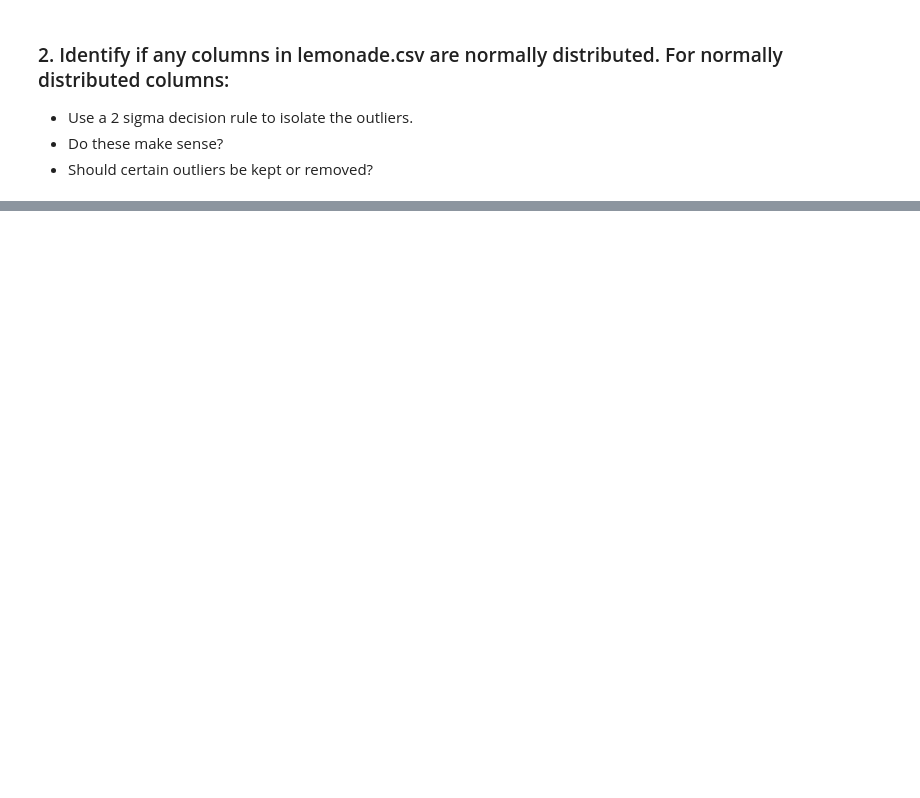
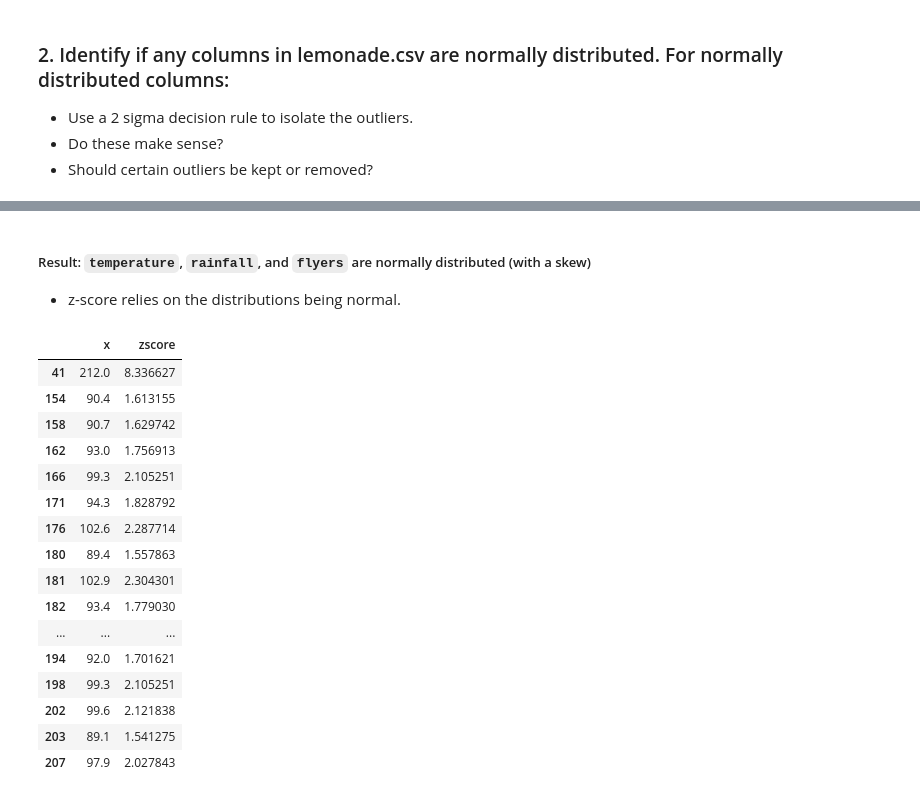
Before and after one commit to lukewbecker/anomaly-detection-exercises, a Jupyter notebook: anomaly_detection_exercises.ipynb, the cells around one changed output, grey strips where cells are left out. Saved outputs shown, nothing was run; the diff lists cells and outputs as text; code cells hidden in the pictures; blank space fills up the shorter version.

```diff
--- a/anomaly_detection_exercises.ipynb
+++ b/anomaly_detection_exercises.ipynb
@@ -424,0 +585,32 @@ x[zscores.abs() >= 3]
+# %% [markdown]
+##### Result: `temperature`, `rainfall`, and `flyers` are normally distributed (with a skew)
+
+- z-score relies on the distributions being normal.
+# %%
+x = df.temperature
+zscores = (x - x.mean()) / x.std()
+
+zdf = pd.DataFrame()
+zdf["x"] = x
+zdf["zscore"] = abs(zscores)
+# %%
+# Looking first at all values that are 1.5 std. dev from the mean:
+zdf[zscores >= 1.5]
+# %% [output]
+|  | x | zscore |
+| 41 | 212.0 | 8.336627 |
+| 154 | 90.4 | 1.613155 |
+| 158 | 90.7 | 1.629742 |
+| 162 | 93.0 | 1.756913 |
+| 166 | 99.3 | 2.105251 |
+| 171 | 94.3 | 1.828792 |
+| 176 | 102.6 | 2.287714 |
+| 180 | 89.4 | 1.557863 |
+| 181 | 102.9 | 2.304301 |
+| 182 | 93.4 | 1.779030 |
+| ... | ... | ... |
+| 194 | 92.0 | 1.701621 |
+| 198 | 99.3 | 2.105251 |
+| 202 | 99.6 | 2.121838 |
+| 203 | 89.1 | 1.541275 |
+| 207 | 97.9 | 2.027843 |
```
Also changed, not shown: parts of 24 cells of this notebook.
